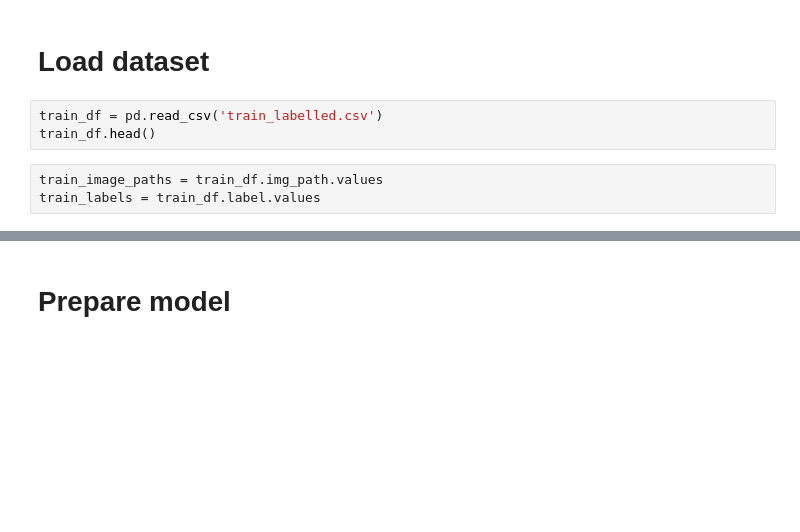
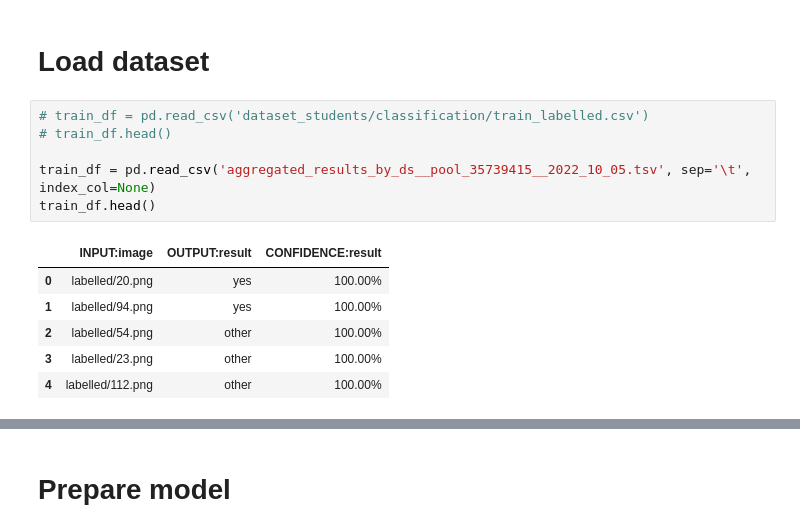
Before and after one commit to alekseyen/CrowdsourcingSegmentationProject, a Jupyter notebook: train_basic_classifier.ipynb, the cells around one changed output, grey strips where cells are left out. Saved outputs shown, nothing was run; the diff lists cells and outputs as text; blank space fills up the shorter version.

```diff
--- a/train_basic_classifier.ipynb
+++ b/train_basic_classifier.ipynb
@@ -19,8 +42,15 @@ from src import params
 # %% [markdown]
 # Load dataset
-# %%
-train_df = pd.read_csv('train_labelled.csv')
-train_df.head()
-# %%
-train_image_paths = train_df.img_path.values
-train_labels = train_df.label.values
+# %%
+# train_df = pd.read_csv('dataset_students/classification/train_labelled.csv')
+# train_df.head()
+
+train_df = pd.read_csv('aggregated_results_by_ds__pool_35739415__2022_10_05.tsv', sep='\t', index_col=None)
+train_df.head()
+# %% [output]
+|  | INPUT:image | OUTPUT:result | CONFIDENCE:result |
+| 0 | labelled/20.png | yes | 100.00% |
+| 1 | labelled/94.png | yes | 100.00% |
+| 2 | labelled/54.png | other | 100.00% |
+| 3 | labelled/23.png | other | 100.00% |
+| 4 | labelled/112.png | other | 100.00% |
```
Also changed, not shown: parts of 18 cells of this notebook.
